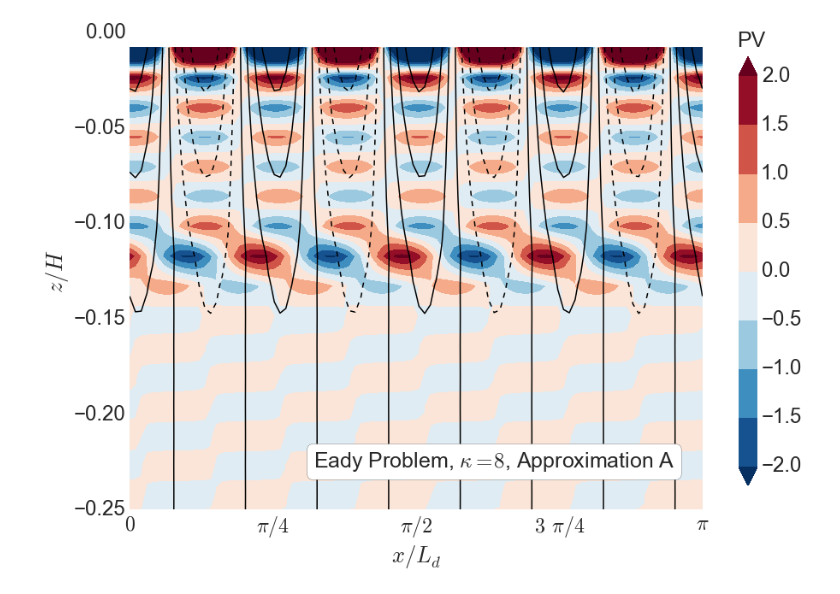
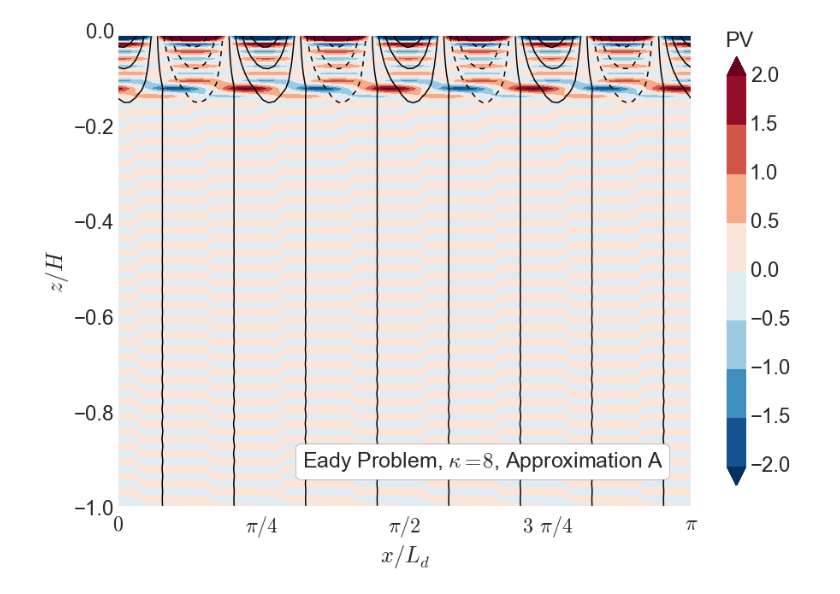
Before and after one commit to cesar-rocha/qg_vertical_modes, a Jupyter notebook: eady_problem/wave_structure.ipynb, the cells around one changed output. Saved outputs shown, nothing was run; the diff lists cells and outputs as text; code cells hidden in the pictures.

```diff
--- a/eady_problem/wave_structure.ipynb
+++ b/eady_problem/wave_structure.ipynb
@@ -59,18 +59,18 @@ PSI = psiabs*np.cos(kappa*X + psiphase)
 # %%
 plt.figure(figsize=(15,10))
 plt.contour(X,Z,PSI,colors='k')
 plt.contourf(X,Z,PV,np.linspace(-2.,2.,9),cmap='RdBu_r',extend='both')
 #plt.text(-0.325,zc,r' $z_c \rightarrow$',fontsize=25)
 cb = plt.colorbar(extend='both',shrink=.9)
 cb.ax.text(.0,1.075,'PV',rotation=0,fontsize=25)
-plt.text(2., -.225, r"Eady Problem, $\kappa = 8$, Approximation A", size=25, rotation=0.,\
+plt.text(2., -.9, r"Eady Problem, $\kappa = 8$, Approximation A", size=25, rotation=0.,\
             ha="center", va="center",\
             bbox = dict(boxstyle="round",ec='k',fc='w'))
-plt.ylim(-.25,0)
+plt.ylim(-1.,0)
 plt.xticks([0.,pi/4,pi/2,3*pi/4,pi],[r'$0$',r'$\pi/4$',r'$\pi/2$',\
         r'$3\,\pi/4$',r'$\pi$'])
 plt.ylabel('$z/H$')
 plt.xlabel(r'$x/L_d$')
 plt.savefig('figs/wave-structure_pv_psi_kappa_8_A_N64.eps')
 # %% [output]
-[figure, old version]
+[figure, new version]
```
